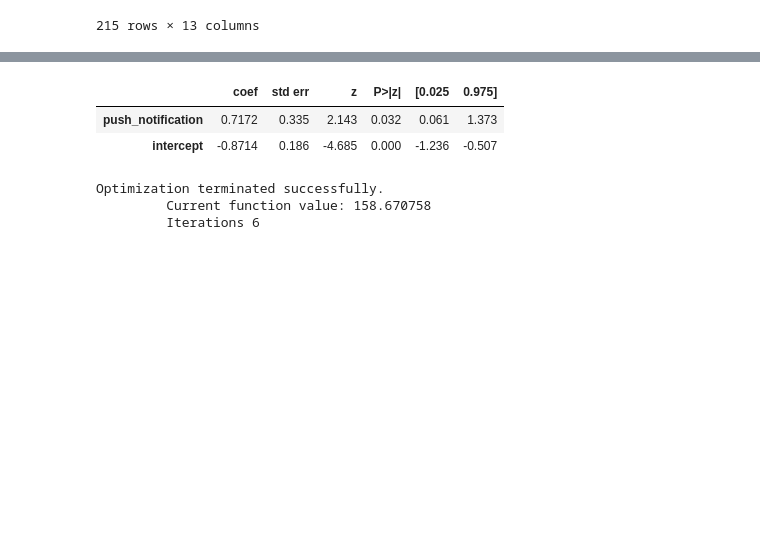
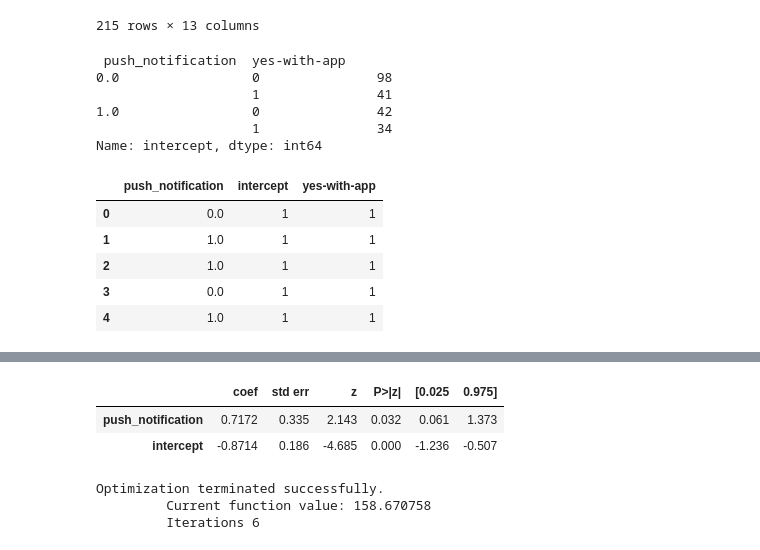
Before and after one commit to techashish12/HeadSpace_MRT, a Jupyter notebook: code/mindfulness_mrt_exploration.ipynb, the cells around one changed output, grey strips where cells are left out. Cells and saved outputs as stored; diff of their text form; code cells hidden in the pictures; blank space fills up the shorter version.

```diff
--- a/code/mindfulness_mrt_exploration.ipynb
+++ b/code/mindfulness_mrt_exploration.ipynb
@@ -295,0 +298,18 @@ def run_model(X, features, outcome_var):
+# %%
+notif_w_mindfulness_resp.groupby([' push_notification', 'yes-with-app'])['intercept'].count()
+# %% [output]
+ push_notification  yes-with-app
+0.0                 0               98
+                    1               41
+1.0                 0               42
+                    1               34
+Name: intercept, dtype: int64
+# %%
+notif_w_mindfulness_resp[f + [o]].head()
+# %% [output]
+|  | push_notification | intercept | yes-with-app |
+| 0 | 0.0 | 1 | 1 |
+| 1 | 1.0 | 1 | 1 |
+| 2 | 1.0 | 1 | 1 |
+| 3 | 0.0 | 1 | 1 |
+| 4 | 1.0 | 1 | 1 |
```
Also changed, not shown: parts of 3 cells of this notebook, 1 other file.
